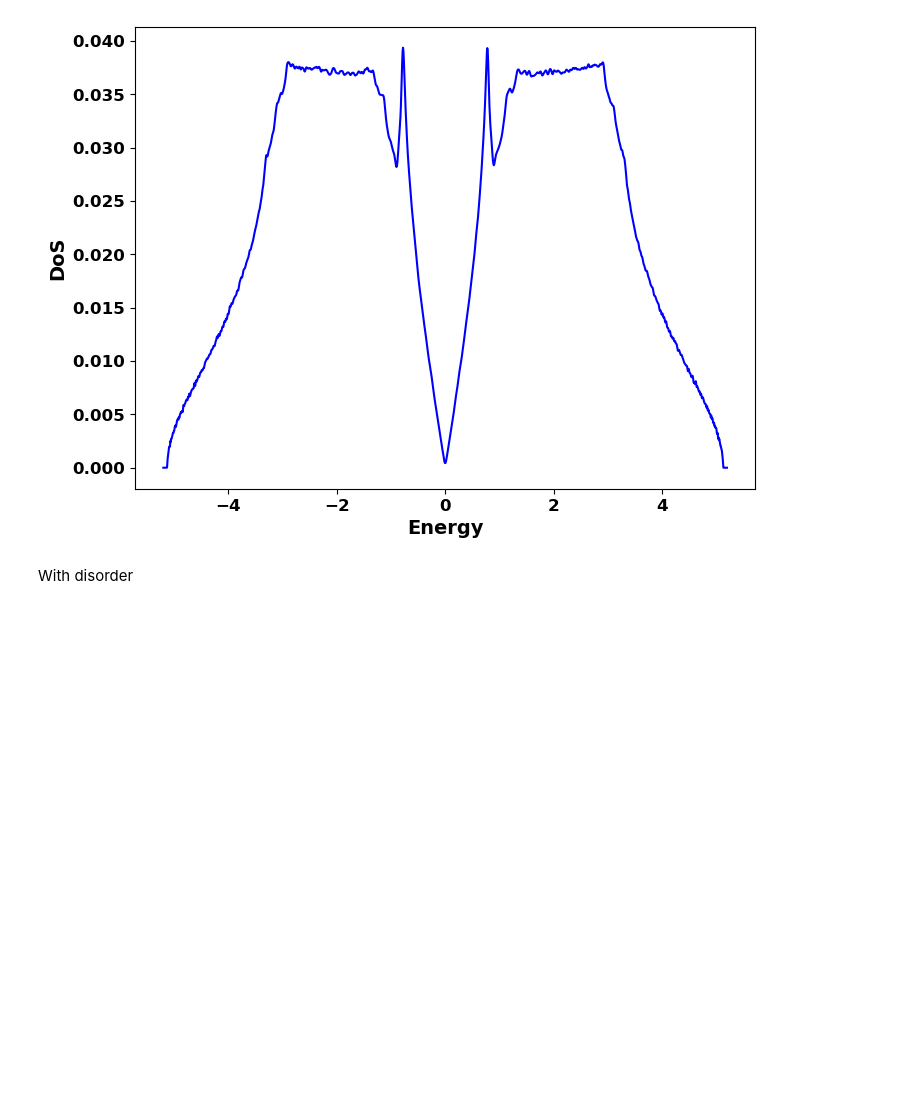
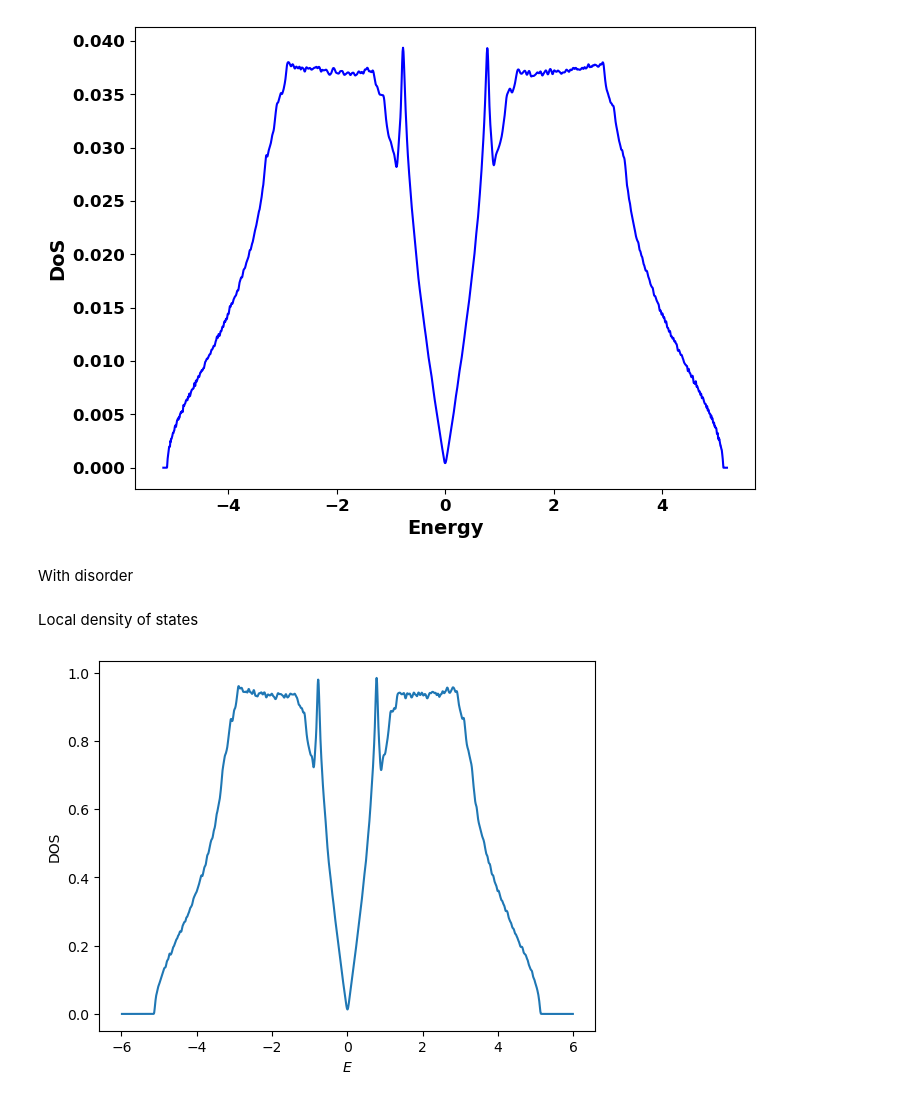
Before and after one commit to jabed-umar/adv-comp-phys, a Jupyter notebook: Project/WNL_Final.ipynb, the cells around one changed output. Cells and saved outputs as stored; diff of their text form; code cells hidden in the pictures; blank space fills up the shorter version.

```diff
--- a/Project/WNL_Final.ipynb
+++ b/Project/WNL_Final.ipynb
@@ -186,3 +184,20 @@ With disorder
 # plt.grid(True)
 # plt.xlim(0, 0.1)
 # plt.show()
+# %% [markdown]
+Local density of states
+# %%
+#calcuate the local density of states
+w = 0  #w non zero implies the presence of a disorder
+n = 160
+b = Lattice_S(n, 1.1, 0.9, 2.12, 0.8, w)
+H = b.hamiltonian
+# site_index = 10
+kpm = KPM(H, N_random = 1, N_moments = 1000, N_division = 2000, kernel='Jackson', H_scale=6.)
+energy = np.linspace(-kpm.H_scale*0.95,kpm.H_scale*0.95,kpm.N_division)
+plt.plot(energy, kpm.get_DOS(energy))
+plt.xlabel(r'$E$')
+plt.ylabel('DOS')
+plt.show()
+# %% [output]
+[figure, added]
```
Also changed, not shown: parts of 3 cells of this notebook.
